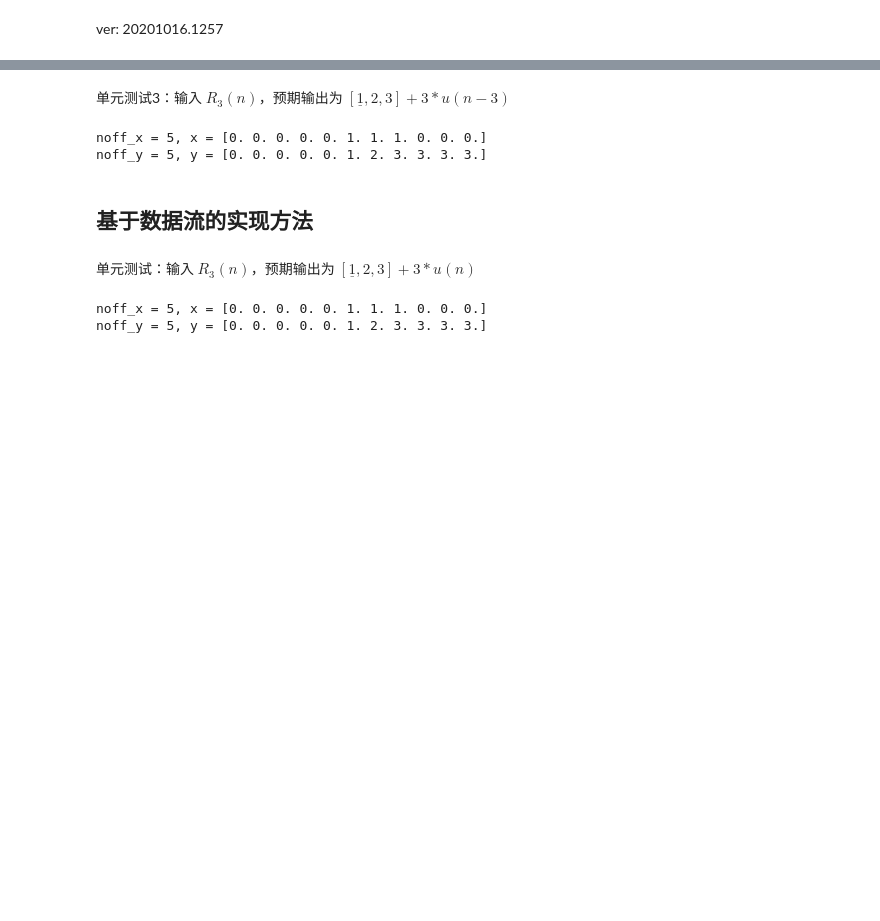
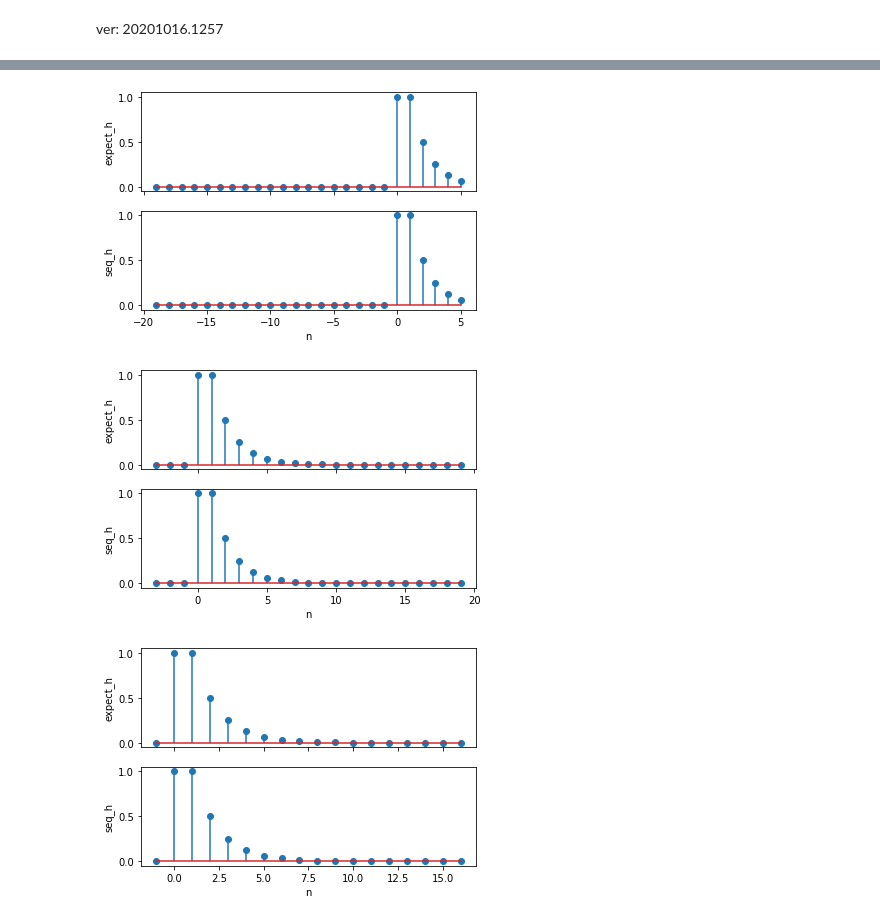
Before and after one commit to Windmill-City/DSP-Learning, a Jupyter notebook: 1.3-常系数线性差分方程/1.3-常系数线性差分方程.ipynb, the cells around one changed output, grey strips where cells are left out. Drawn from its saved outputs; the diff is of its cells as text; code cells hidden in the pictures; blank space fills up the shorter version.

```diff
--- a/1.3-常系数线性差分方程/1.3-常系数线性差分方程.ipynb
+++ b/1.3-常系数线性差分方程/1.3-常系数线性差分方程.ipynb
@@ -82,50 +141,30 @@ noff_y = 5, y = [0. 0. 0. 0. 0. 1. 2. 3. 4. 5. 6.]
-# %% [markdown]
-单元测试3：输入 $ R_3(n) $，预期输出为 $ [\underline{1}, 2, 3] + 3*u(n-3) $
-# %%
-# Define input sequence.
-(n_min, n_max) = (-5, 5)
-(x, noff_x) = seq_R_N(3, n_min, n_max)
-seq_print(x, noff_x, 'x')
-
-# Compute output sequence.
-(y, noff_y) = (T(x), noff_x)
-seq_print(y, noff_y, 'y')
-# %% [output]
-noff_x = 5, x = [0. 0. 0. 0. 0. 1. 1. 1. 0. 0. 0.]
-noff_y = 5, y = [0. 0. 0. 0. 0. 1. 2. 3. 3. 3. 3.]
-# %% [markdown]
-## 基于数据流的实现方法
-# %%
-class T_stream:
-    """A class to process input stream, i.e. one value at a time."""
-
-    # A storage to keep y[n-1], assuming causal system.
-    y_z1 = 0
-
-    def process(self, x):
-        """Process one single input value x[n] and return y[n]."""
-
-        # y[n] = x[n] + y[n-1]
-        y = x + self.y_z1
-
-        # Store the y[n], so that when process() is called next time, it will be y[n-1]
-        self.y_z1 = y
-
-        return y
-# %% [markdown]
-单元测试：输入 $ R_3(n) $，预期输出为 $ [\underline{1}, 2, 3] + 3*u(n) $
 # %%
-# Define input sequence.
-(n_min, n_max) = (-5, 5)
-(x, noff_x) = seq_R_N(3, n_min, n_max)
-seq_print(x, noff_x, 'x')
+def test_seq_h():
+    # Define input sequence.
+    (n_min, n_max) = (np.random.randint(-20, 0), np.random.randint(0, 20))
+    (x, noff_x) = seq_delta(n_min, n_max)
 
-# Create a T_stream object.
-t_stream = T_stream()
+    # Create a T_stream object.
+    t_stream = T_stream()
 
-# Process the input sequence one value at a time.
-(y, noff_y) = (np.array([t_stream.process(x_i) for x_i in x]), noff_x)
-seq_print(y, noff_y, 'y')
+    # Process the input sequence one value at a time.
+    (seq_expect_h, noff_expect_h) = (
+        np.array([t_stream.process(x_i) for x_i in x]), noff_x)
+
+    seq_h, noff_h = seq_response(x, noff_x)
+
+    # Check if the expect seq equals the seq produced by T_stream
+    assert (seq_expect_h - seq_h < 0.00001).all(
+    ), f'Expect:{seq_expect_h}, Actual:{seq_h}'
+    # Plot image
+    plotVertical('', [
+        (seq_expect_h, noff_expect_h, 'expect_h'),
+        (seq_h, noff_h, 'seq_h')
+    ])
+
+for _ in range(3):
+    test_seq_h()
 # %% [output]
-noff_x = 5, x = [0. 0. 0. 0. 0. 1. 1. 1. 0. 0. 0.]
-noff_y = 5, y = [0. 0. 0. 0. 0. 1. 2. 3. 3. 3. 3.]
+[figure, added]
+[figure, added]
+[figure, added]
```
Also changed, not shown: parts of 19 cells of this notebook.
